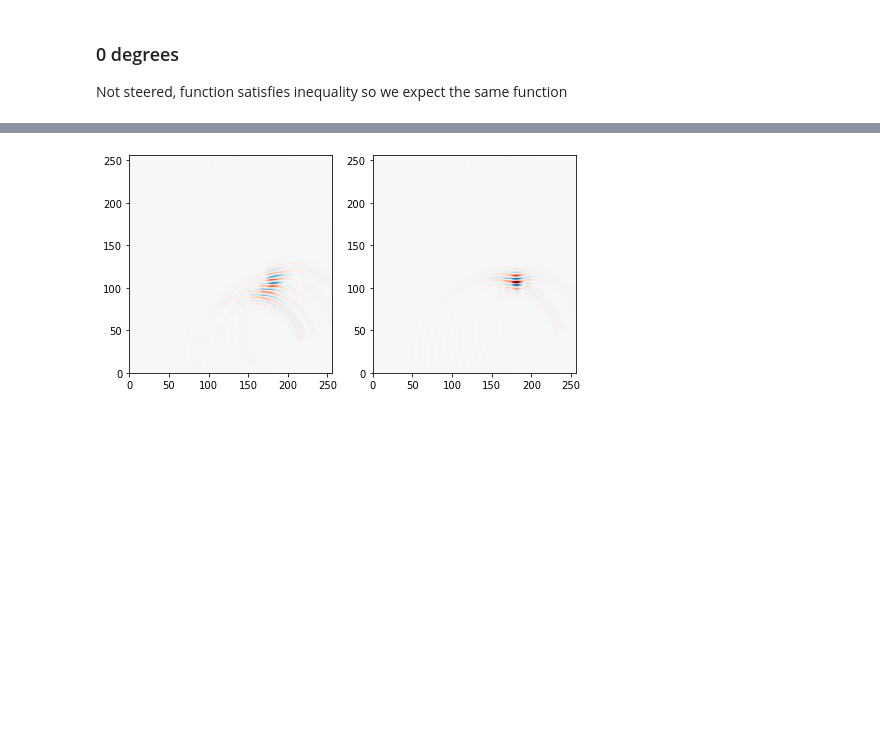
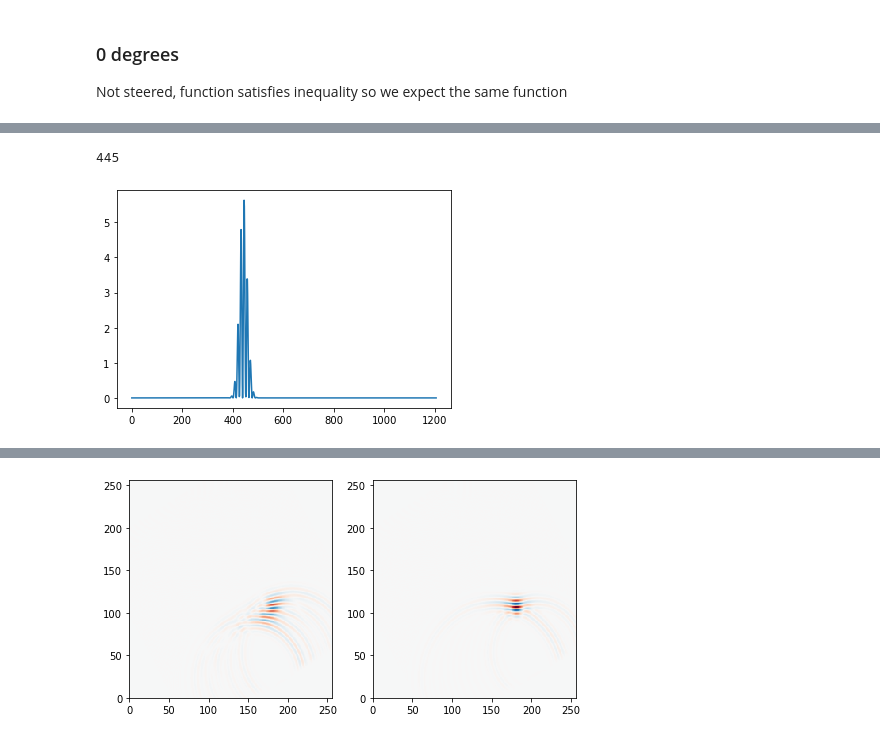
Before and after one commit to kwokkenton/dormouse, a Jupyter notebook: analysis/focus.ipynb, the cells around one changed output, grey strips where cells are left out. Saved outputs shown, nothing was run; the diff lists cells and outputs as text; code cells hidden in the pictures; blank space fills up the shorter version.

```diff
--- a/analysis/focus.ipynb
+++ b/analysis/focus.ipynb
@@ -68,0 +178,6 @@ Text(0.5, 0.98, '0 degrees')
+# %%
+plt.plot((wrap[0][102, 128,:])**2)
+np.argmax(np.abs(wrap[0][102, 128,:]))
+# %% [output]
+445
+[figure, added]
```
Also changed, not shown: parts of 29 cells of this notebook, 2 other files.
